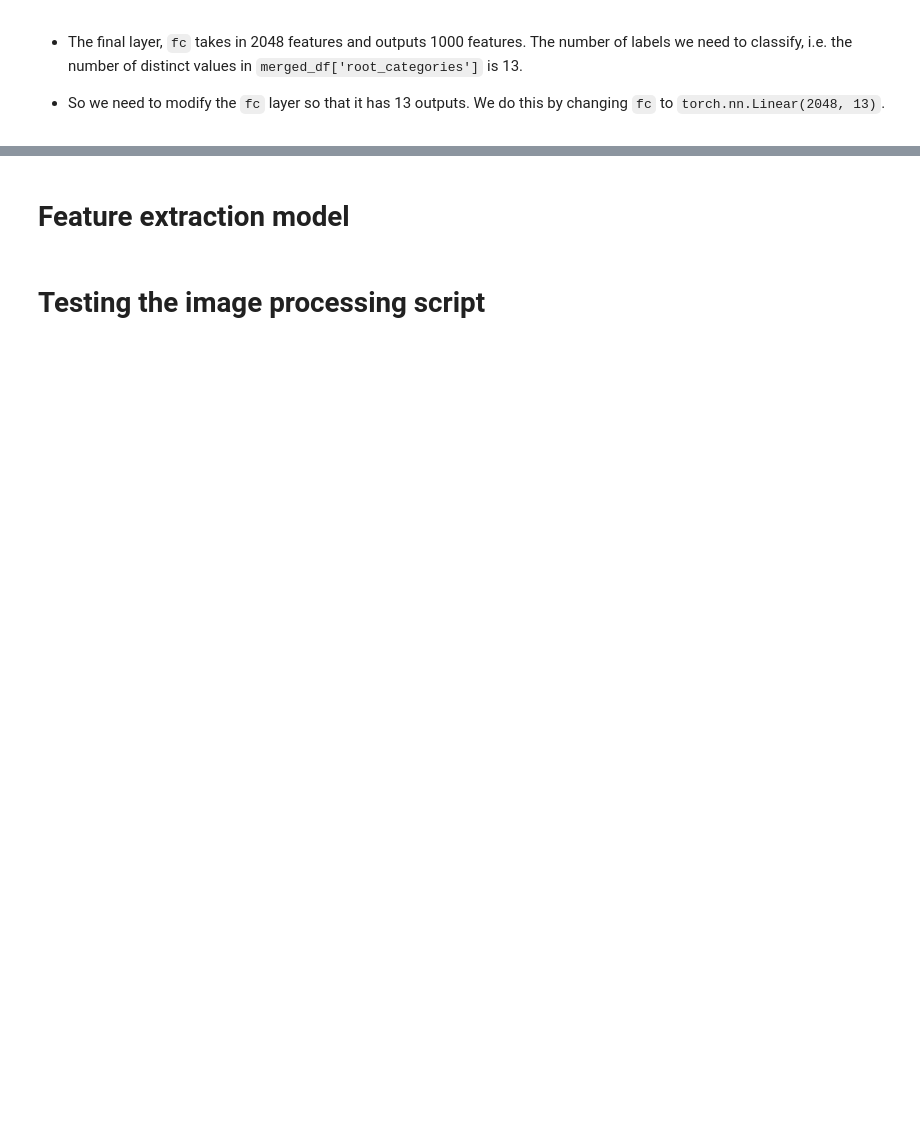
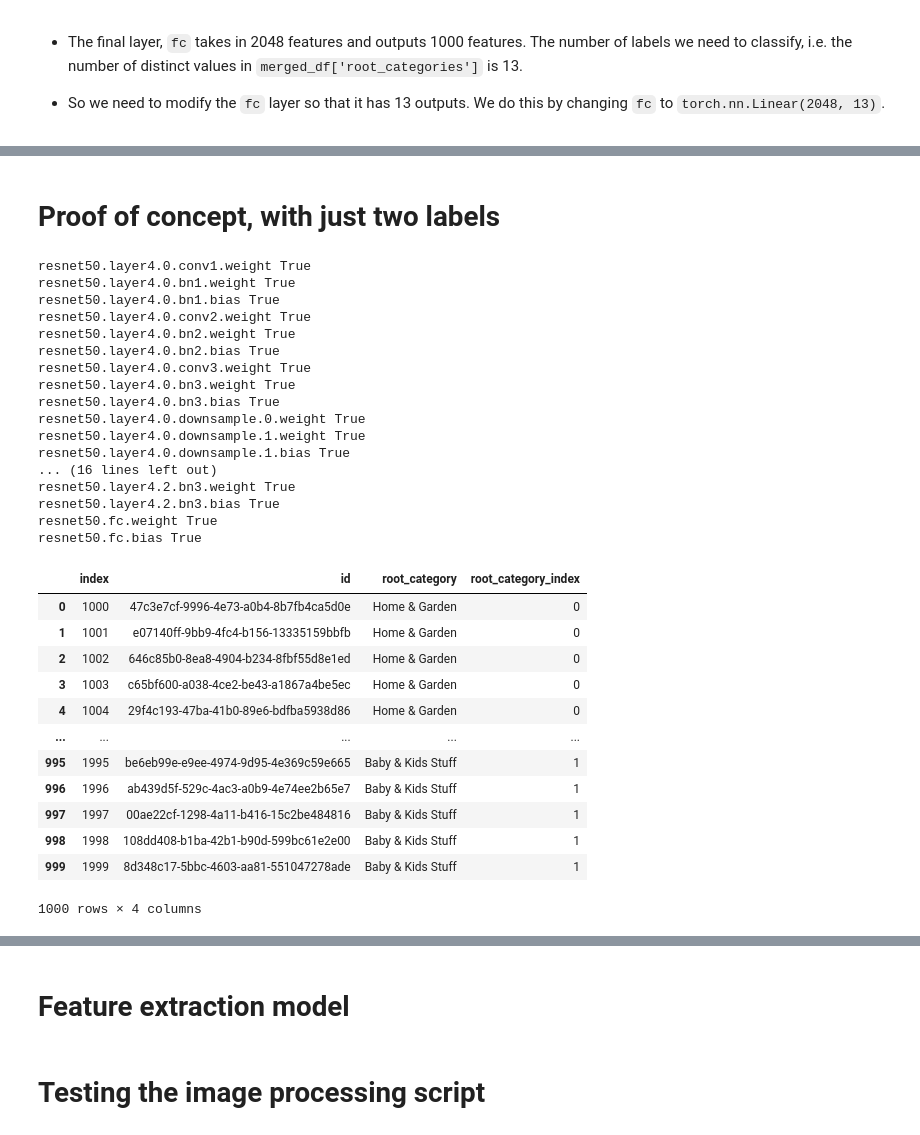
Before and after one commit to Bojack-Manhorse/FAISS-search_index_implementation, a Jupyter notebook: Sandbox.ipynb, the cells around one changed output, grey strips where cells are left out. Cells and saved outputs as stored; diff of their text form; code cells hidden in the pictures; blank space fills up the shorter version.

```diff
--- a/Sandbox.ipynb
+++ b/Sandbox.ipynb
@@ -336,0 +287,6 @@ ResNet(
+# %%
+for name, module in resnet50.named_parameters():
+    if any(sub_string in name for sub_string in ['resnet50.layer4.2', 'resnet50.fc' ]):
+        print(name, module.requires_grad)
+    else:
+        print(name, module.requires_grad)
@@ -432,0 +495,54 @@ torch.save(model.parameters(), 'model_evaluation/final_model/image_model.pt')
+# %% [markdown]
+# Proof of concept, with just two labels
+# %%
+small_df = merged_df[1000:2000]
+
+small_df['root_category']
+
+small_df.reset_index(inplace=True)
+
+small_dataset = ImageDataset(small_df, "Datasets/cleaned_images_224/")
+
+small_train, small_valid = torch.utils.data.random_split(
+    small_dataset, [800, 200]
+)
+
+small_train_loader = DataLoader(small_train, batch_size=150, shuffle=True, num_workers=4)
+small_validation_loader = DataLoader(small_valid, batch_size=50, shuffle=True)
+
+small_model = ImageClassifier(2)
+
+small_model.cuda()
+
+small_df
+# %% [output]
+resnet50.layer4.0.conv1.weight True
+resnet50.layer4.0.bn1.weight True
+resnet50.layer4.0.bn1.bias True
+resnet50.layer4.0.conv2.weight True
+resnet50.layer4.0.bn2.weight True
+resnet50.layer4.0.bn2.bias True
+resnet50.layer4.0.conv3.weight True
+resnet50.layer4.0.bn3.weight True
+resnet50.layer4.0.bn3.bias True
+resnet50.layer4.0.downsample.0.weight True
+resnet50.layer4.0.downsample.1.weight True
+resnet50.layer4.0.downsample.1.bias True
+... (16 lines left out)
+resnet50.layer4.2.bn3.weight True
+resnet50.layer4.2.bn3.bias True
+resnet50.fc.weight True
+resnet50.fc.bias True
+|  | index | id | root_category | root_category_index |
+| 0 | 1000 | 47c3e7cf-9996-4e73-a0b4-8b7fb4ca5d0e | Home & Garden | 0 |
+| 1 | 1001 | e07140ff-9bb9-4fc4-b156-13335159bbfb | Home & Garden | 0 |
+| 2 | 1002 | 646c85b0-8ea8-4904-b234-8fbf55d8e1ed | Home & Garden | 0 |
+| 3 | 1003 | c65bf600-a038-4ce2-be43-a1867a4be5ec | Home & Garden | 0 |
+| 4 | 1004 | 29f4c193-47ba-41b0-89e6-bdfba5938d86 | Home & Garden | 0 |
+| ... | ... | ... | ... | ... |
+| 995 | 1995 | be6eb99e-e9ee-4974-9d95-4e369c59e665 | Baby & Kids Stuff | 1 |
+| 996 | 1996 | ab439d5f-529c-4ac3-a0b9-4e74ee2b65e7 | Baby & Kids Stuff | 1 |
+| 997 | 1997 | 00ae22cf-1298-4a11-b416-15c2be484816 | Baby & Kids Stuff | 1 |
+| 998 | 1998 | 108dd408-b1ba-42b1-b90d-599bc61e2e00 | Baby & Kids Stuff | 1 |
+| 999 | 1999 | 8d348c17-5bbc-4603-aa81-551047278ade | Baby & Kids Stuff | 1 |
+1000 rows × 4 columns
```
Also changed, not shown: parts of 21 cells of this notebook, 3 other files.
